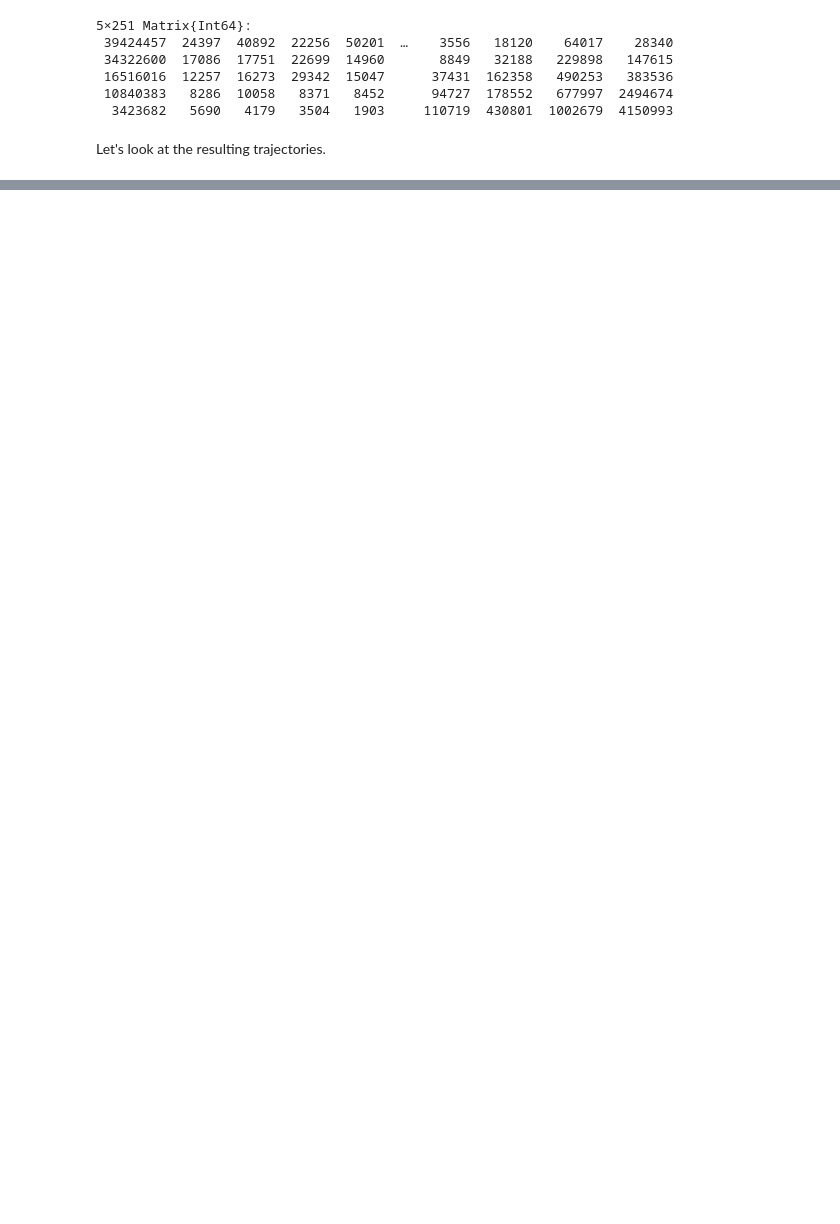
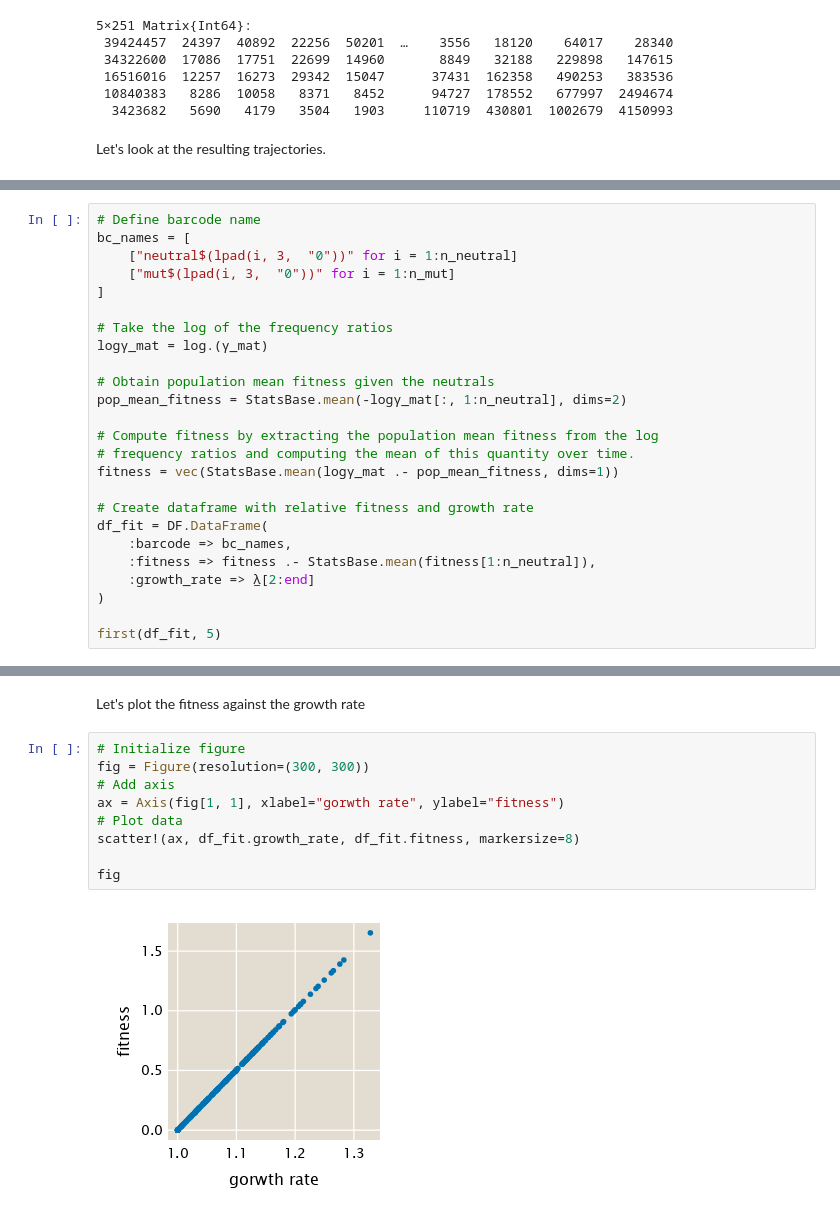
Before and after one commit to mrazomej/bayesian_fitness, a Jupyter notebook: code/exploratory/logistic_growth.ipynb, the cells around one changed output, grey strips where cells are left out. Saved outputs shown, nothing was run; the diff lists cells and outputs as text; blank space fills up the shorter version.

```diff
--- a/code/exploratory/logistic_growth.ipynb
+++ b/code/exploratory/logistic_growth.ipynb
@@ -690,0 +730,25 @@ usually get, except for the level of noise in the measurements.
+# %%
+# Define barcode name
+bc_names = [
+    ["neutral$(lpad(i, 3,  "0"))" for i = 1:n_neutral]
+    ["mut$(lpad(i, 3,  "0"))" for i = 1:n_mut]
+]
+
+# Take the log of the frequency ratios
+logγ_mat = log.(γ_mat)
+
+# Obtain population mean fitness given the neutrals
+pop_mean_fitness = StatsBase.mean(-logγ_mat[:, 1:n_neutral], dims=2)
+
+# Compute fitness by extracting the population mean fitness from the log
+# frequency ratios and computing the mean of this quantity over time.
+fitness = vec(StatsBase.mean(logγ_mat .- pop_mean_fitness, dims=1))
+
+# Create dataframe with relative fitness and growth rate
+df_fit = DF.DataFrame(
+    :barcode => bc_names,
+    :fitness => fitness .- StatsBase.mean(fitness[1:n_neutral]),
+    :growth_rate => λ̲[2:end]
+)
+
+first(df_fit, 5)
@@ -690,0 +764,13 @@ usually get, except for the level of noise in the measurements.
+# %% [markdown]
+Let's plot the fitness against the growth rate
+# %%
+# Initialize figure
+fig = Figure(resolution=(300, 300))
+# Add axis
+ax = Axis(fig[1, 1], xlabel="gorwth rate", ylabel="fitness")
+# Plot data
+scatter!(ax, df_fit.growth_rate, df_fit.fitness, markersize=8)
+
+fig
+# %% [output]
+[figure, added]
```
Also changed, not shown: parts of 14 cells of this notebook.
